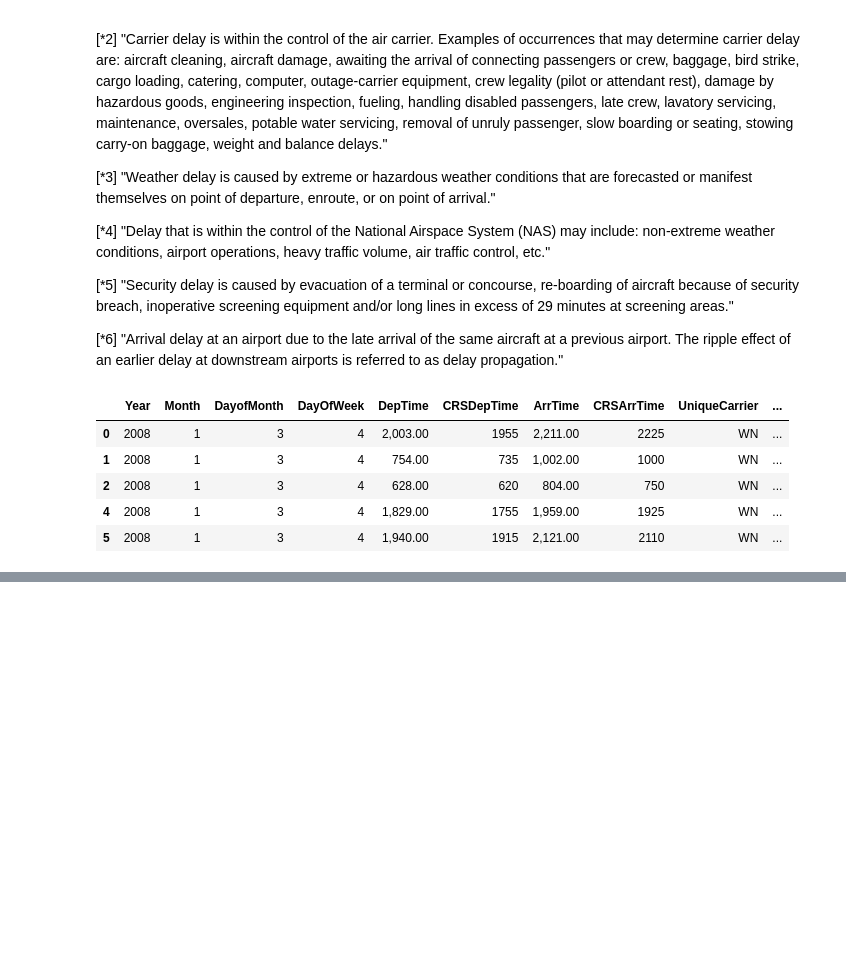
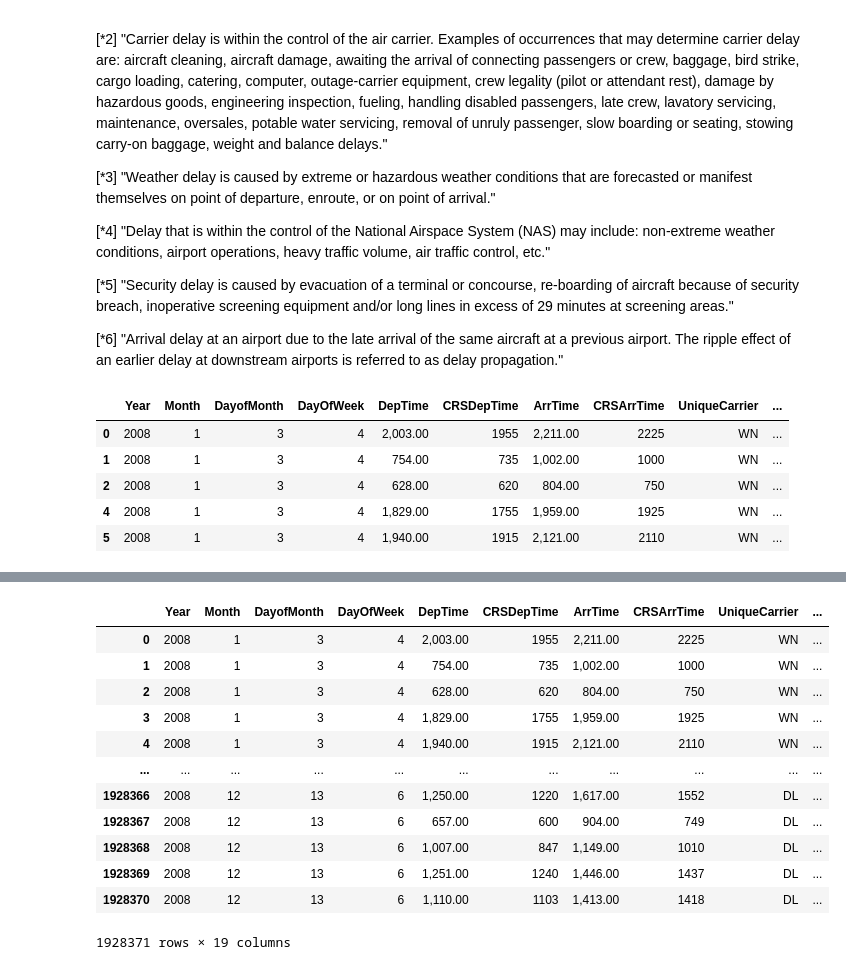
Before and after one commit to abelbg/S04T01-Visualitzacio_Exploratoria, a Jupyter notebook: Tasca 6.ipynb, the cells around one changed output, grey strips where cells are left out. Cells and saved outputs as stored; diff of their text form; code cells hidden in the pictures; blank space fills up the shorter version.

```diff
--- a/Tasca 6.ipynb
+++ b/Tasca 6.ipynb
@@ -72,0 +125,17 @@ df.head()
+# %%
+# Move df["CarrierName"] next to df["UniqueCarrier"]
+df
+# %% [output]
+|  | Year | Month | DayofMonth | DayOfWeek | DepTime | CRSDepTime | ArrTime | CRSArrTime | UniqueCarrier | ... |
+| 0 | 2008 | 1 | 3 | 4 | 2,003.00 | 1955 | 2,211.00 | 2225 | WN | ... |
+| 1 | 2008 | 1 | 3 | 4 | 754.00 | 735 | 1,002.00 | 1000 | WN | ... |
+| 2 | 2008 | 1 | 3 | 4 | 628.00 | 620 | 804.00 | 750 | WN | ... |
+| 3 | 2008 | 1 | 3 | 4 | 1,829.00 | 1755 | 1,959.00 | 1925 | WN | ... |
+| 4 | 2008 | 1 | 3 | 4 | 1,940.00 | 1915 | 2,121.00 | 2110 | WN | ... |
+| ... | ... | ... | ... | ... | ... | ... | ... | ... | ... | ... |
+| 1928366 | 2008 | 12 | 13 | 6 | 1,250.00 | 1220 | 1,617.00 | 1552 | DL | ... |
+| 1928367 | 2008 | 12 | 13 | 6 | 657.00 | 600 | 904.00 | 749 | DL | ... |
+| 1928368 | 2008 | 12 | 13 | 6 | 1,007.00 | 847 | 1,149.00 | 1010 | DL | ... |
+| 1928369 | 2008 | 12 | 13 | 6 | 1,251.00 | 1240 | 1,446.00 | 1437 | DL | ... |
+| 1928370 | 2008 | 12 | 13 | 6 | 1,110.00 | 1103 | 1,413.00 | 1418 | DL | ... |
+1928371 rows × 19 columns
```
Also changed, not shown: parts of 21 cells of this notebook, 2 other files.
